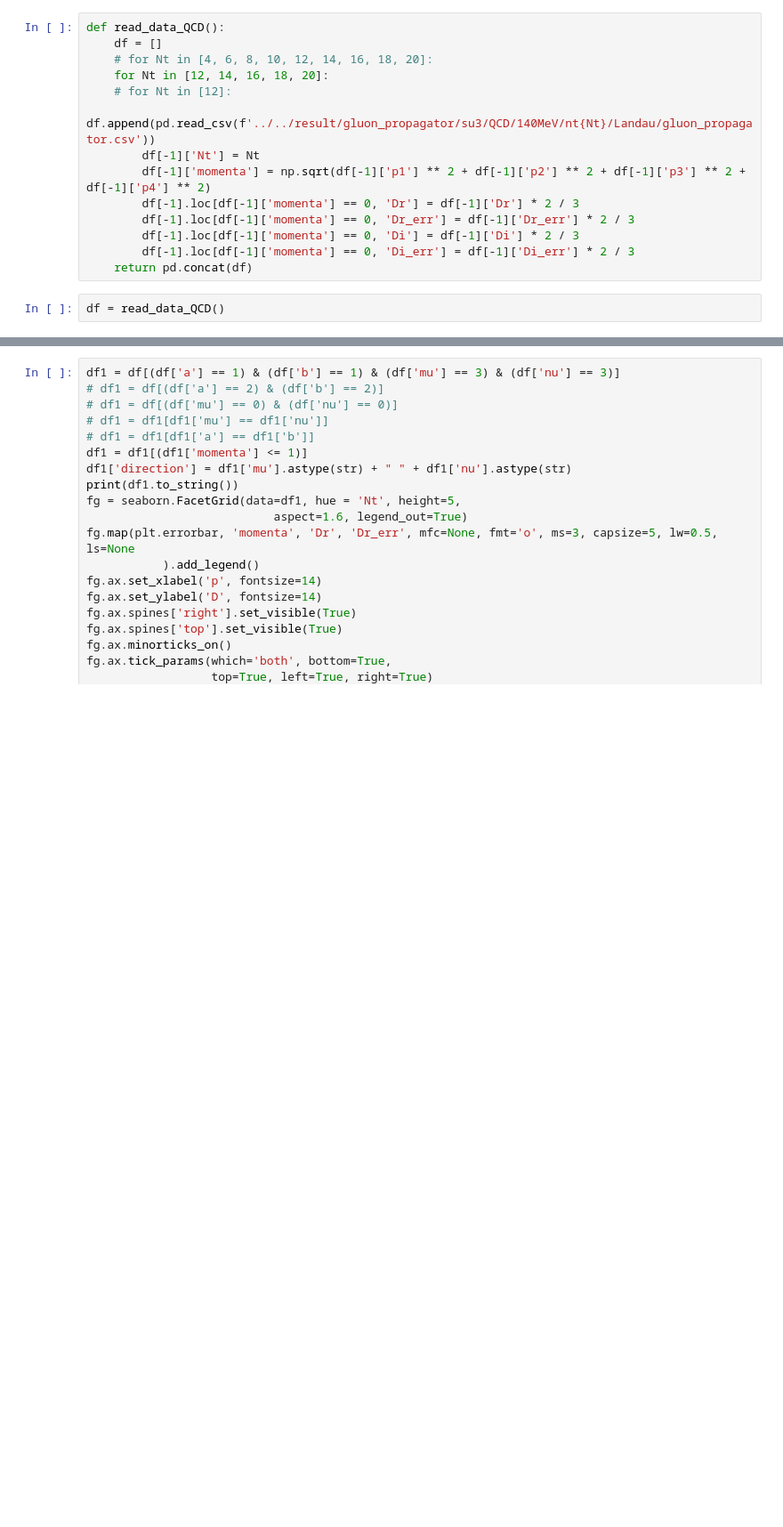
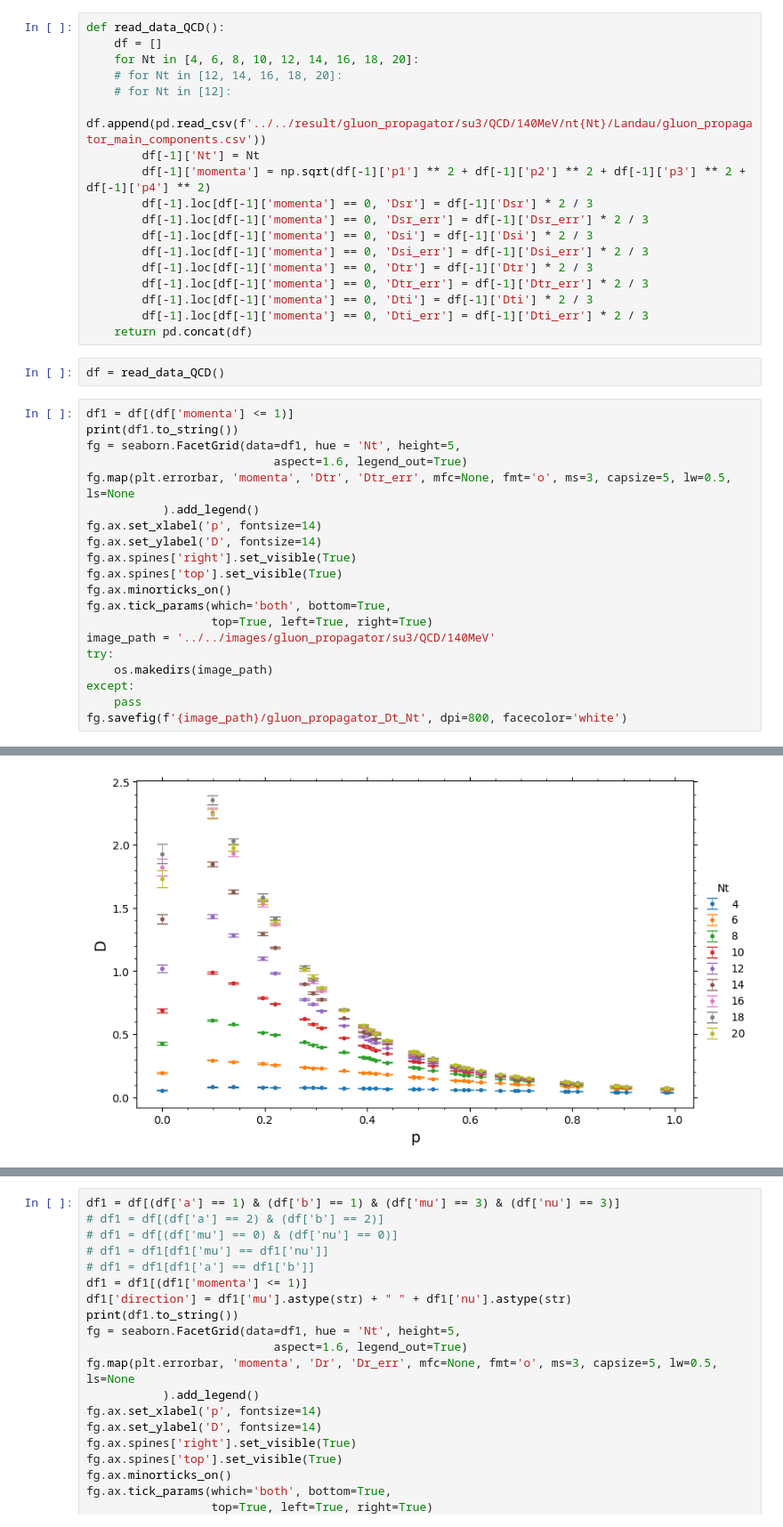
Before and after one commit to ilyakudrov/observables, a Jupyter notebook: python_jupyter/gluon_propagator/gluon_propagator.ipynb, the cells around one changed output, grey strips where cells are left out. Shown at 89% size. Drawn from its saved outputs; the diff is of its cells as text; blank space fills up the shorter version.

```diff
--- a/python_jupyter/gluon_propagator/gluon_propagator.ipynb
+++ b/python_jupyter/gluon_propagator/gluon_propagator.ipynb
@@ -8,16 +8,41 @@ import os
 # %%
 def read_data_QCD():
     df = []
-    # for Nt in [4, 6, 8, 10, 12, 14, 16, 18, 20]:
-    for Nt in [12, 14, 16, 18, 20]:
+    for Nt in [4, 6, 8, 10, 12, 14, 16, 18, 20]:
+    # for Nt in [12, 14, 16, 18, 20]:
     # for Nt in [12]:
-        df.append(pd.read_csv(f'../../result/gluon_propagator/su3/QCD/140MeV/nt{Nt}/Landau/gluon_propagator.csv'))
+        df.append(pd.read_csv(f'../../result/gluon_propagator/su3/QCD/140MeV/nt{Nt}/Landau/gluon_propagator_main_components.csv'))
         df[-1]['Nt'] = Nt
         df[-1]['momenta'] = np.sqrt(df[-1]['p1'] ** 2 + df[-1]['p2'] ** 2 + df[-1]['p3'] ** 2 + df[-1]['p4'] ** 2)
-        df[-1].loc[df[-1]['momenta'] == 0, 'Dr'] = df[-1]['Dr'] * 2 / 3
-        df[-1].loc[df[-1]['momenta'] == 0, 'Dr_err'] = df[-1]['Dr_err'] * 2 / 3
-        df[-1].loc[df[-1]['momenta'] == 0, 'Di'] = df[-1]['Di'] * 2 / 3
-        df[-1].loc[df[-1]['momenta'] == 0, 'Di_err'] = df[-1]['Di_err'] * 2 / 3
+        df[-1].loc[df[-1]['momenta'] == 0, 'Dsr'] = df[-1]['Dsr'] * 2 / 3
+        df[-1].loc[df[-1]['momenta'] == 0, 'Dsr_err'] = df[-1]['Dsr_err'] * 2 / 3
+        df[-1].loc[df[-1]['momenta'] == 0, 'Dsi'] = df[-1]['Dsi'] * 2 / 3
+        df[-1].loc[df[-1]['momenta'] == 0, 'Dsi_err'] = df[-1]['Dsi_err'] * 2 / 3
+        df[-1].loc[df[-1]['momenta'] == 0, 'Dtr'] = df[-1]['Dtr'] * 2 / 3
+        df[-1].loc[df[-1]['momenta'] == 0, 'Dtr_err'] = df[-1]['Dtr_err'] * 2 / 3
+        df[-1].loc[df[-1]['momenta'] == 0, 'Dti'] = df[-1]['Dti'] * 2 / 3
+        df[-1].loc[df[-1]['momenta'] == 0, 'Dti_err'] = df[-1]['Dti_err'] * 2 / 3
     return pd.concat(df)
 # %%
 df = read_data_QCD()
+# %%
+df1 = df[(df['momenta'] <= 1)]
+print(df1.to_string())
+fg = seaborn.FacetGrid(data=df1, hue = 'Nt', height=5,
+                           aspect=1.6, legend_out=True)
+fg.map(plt.errorbar, 'momenta', 'Dtr', 'Dtr_err', mfc=None, fmt='o', ms=3, capsize=5, lw=0.5, ls=None
+           ).add_legend()
+fg.ax.set_xlabel('p', fontsize=14)
+fg.ax.set_ylabel('D', fontsize=14)
+fg.ax.spines['right'].set_visible(True)
+fg.ax.spines['top'].set_visible(True)
+fg.ax.minorticks_on()
+fg.ax.tick_params(which='both', bottom=True,
+                  top=True, left=True, right=True)
+image_path = '../../images/gluon_propagator/su3/QCD/140MeV'
+try:
+    os.makedirs(image_path)
+except:
+    pass
+fg.savefig(f'{image_path}/gluon_propagator_Dt_Nt', dpi=800, facecolor='white')
+# %% [output]
@@ -23,0 +66 @@ df = read_data_QCD()
+[figure, added]
```
Also changed, not shown: parts of 2 cells of this notebook, 12 other files.
